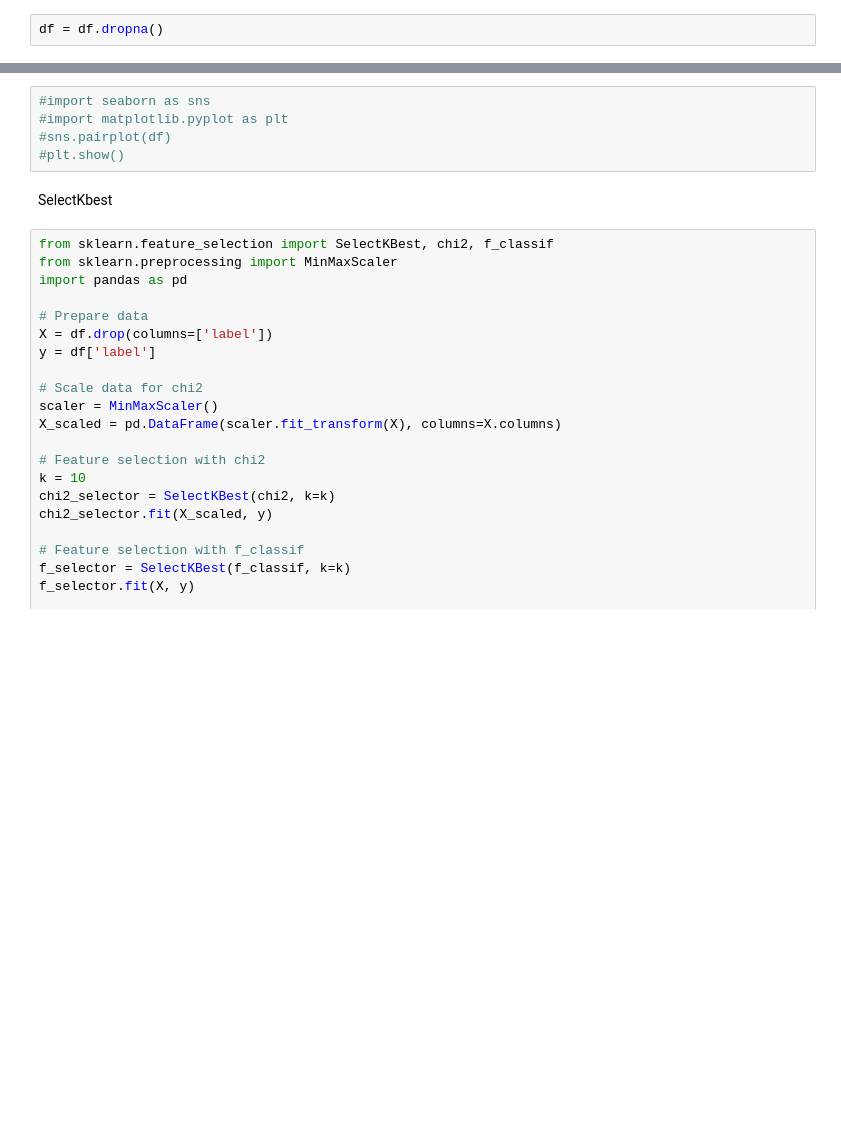
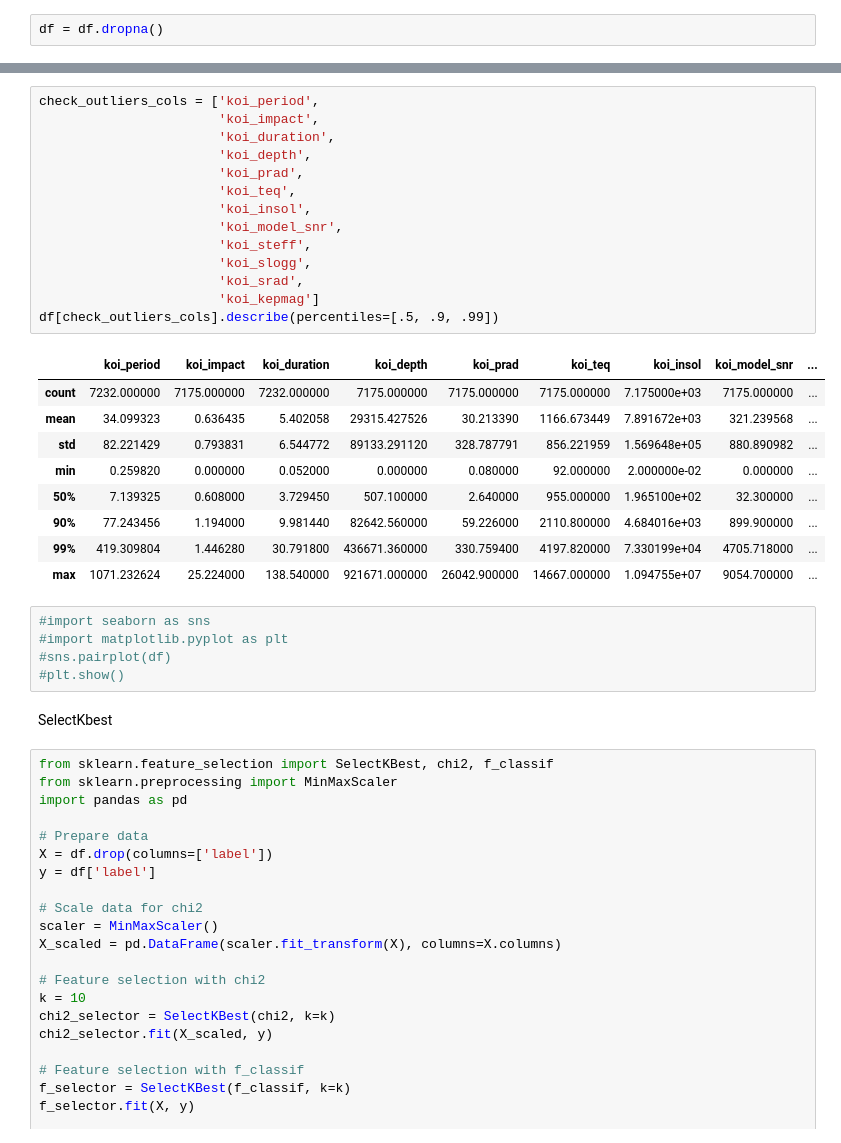
Before and after one commit to kpennington-esc/tp_adm, a Jupyter notebook: tp_adm.ipynb, the cells around one changed output, grey strips where cells are left out. Saved outputs shown, nothing was run; the diff lists cells and outputs as text; blank space fills up the shorter version.

```diff
--- a/tp_adm.ipynb
+++ b/tp_adm.ipynb
@@ -217,3 +288,27 @@ df = df.dropna()
+# %%
+check_outliers_cols = ['koi_period',
+                       'koi_impact',
+                       'koi_duration',
+                       'koi_depth',
+                       'koi_prad',
+                       'koi_teq',
+                       'koi_insol',
+                       'koi_model_snr',
+                       'koi_steff',
+                       'koi_slogg',
+                       'koi_srad',
+                       'koi_kepmag']
+df[check_outliers_cols].describe(percentiles=[.5, .9, .99])
+# %% [output]
+|  | koi_period | koi_impact | koi_duration | koi_depth | koi_prad | koi_teq | koi_insol | koi_model_snr | ... |
+| count | 7232.000000 | 7175.000000 | 7232.000000 | 7175.000000 | 7175.000000 | 7175.000000 | 7.175000e+03 | 7175.000000 | ... |
+| mean | 34.099323 | 0.636435 | 5.402058 | 29315.427526 | 30.213390 | 1166.673449 | 7.891672e+03 | 321.239568 | ... |
+| std | 82.221429 | 0.793831 | 6.544772 | 89133.291120 | 328.787791 | 856.221959 | 1.569648e+05 | 880.890982 | ... |
+| min | 0.259820 | 0.000000 | 0.052000 | 0.000000 | 0.080000 | 92.000000 | 2.000000e-02 | 0.000000 | ... |
+| 50% | 7.139325 | 0.608000 | 3.729450 | 507.100000 | 2.640000 | 955.000000 | 1.965100e+02 | 32.300000 | ... |
+| 90% | 77.243456 | 1.194000 | 9.981440 | 82642.560000 | 59.226000 | 2110.800000 | 4.684016e+03 | 899.900000 | ... |
+| 99% | 419.309804 | 1.446280 | 30.791800 | 436671.360000 | 330.759400 | 4197.820000 | 7.330199e+04 | 4705.718000 | ... |
+| max | 1071.232624 | 25.224000 | 138.540000 | 921671.000000 | 26042.900000 | 14667.000000 | 1.094755e+07 | 9054.700000 | ... |
 # %%
 #import seaborn as sns
 #import matplotlib.pyplot as plt
```
Also changed, not shown: parts of 20 cells of this notebook.
